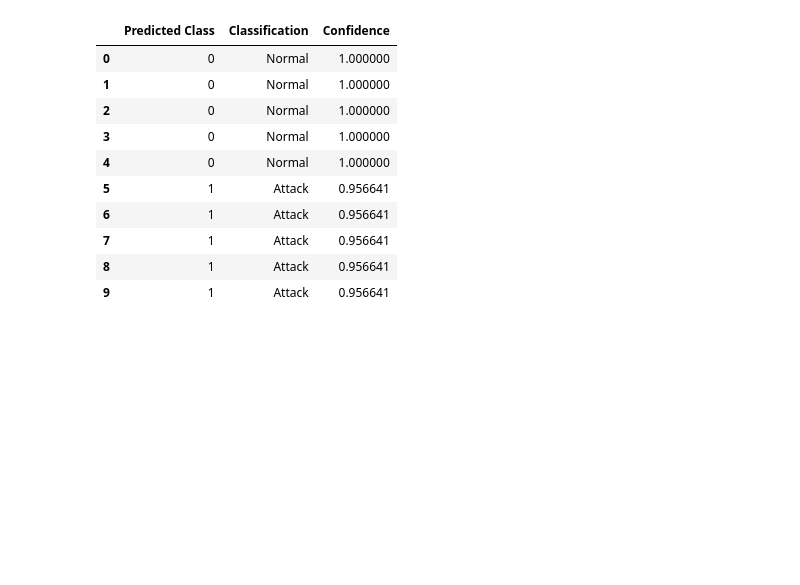
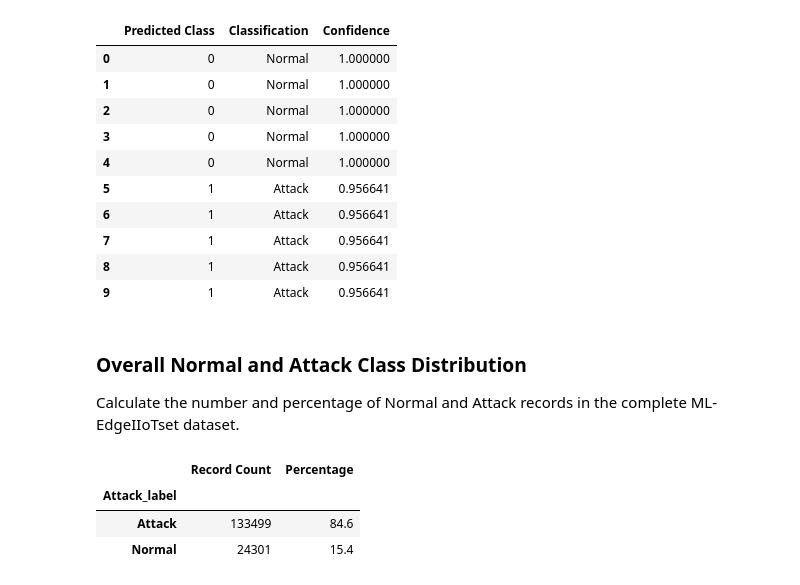
Before and after one commit to Agumekenneth/Data-Science-Final-year-Project--Prototype-1, a Jupyter notebook: IoT.ipynb, the cells around one changed output. Saved outputs shown, nothing was run; the diff lists cells and outputs as text; code cells hidden in the pictures; blank space fills up the shorter version.

```diff
--- a/IoT.ipynb
+++ b/IoT.ipynb
@@ -4529,3 +4529,31 @@ Output shape: (10, 28)
 | 7 | 1 | Attack | 0.956641 |
 | 8 | 1 | Attack | 0.956641 |
 | 9 | 1 | Attack | 0.956641 |
+# %% [markdown]
+### Overall Normal and Attack Class Distribution
+
+Calculate the number and percentage of Normal and Attack records
+in the complete ML-EdgeIIoTset dataset.
+# %%
+ class_counts = df["Attack_label"].value_counts()
+
+class_percentages = (
+    df["Attack_label"].value_counts(normalize=True) * 100
+)
+
+distribution = pd.DataFrame({
+    "Record Count": class_counts,
+    "Percentage": class_percentages
+})
+
+distribution.index = distribution.index.map({
+    0: "Normal",
+    1: "Attack"
+})
+
+display(distribution.round(2))
+# %% [output]
+|  | Record Count | Percentage |
+| Attack_label |  |  |
+| Attack | 133499 | 84.6 |
+| Normal | 24301 | 15.4 |
```
